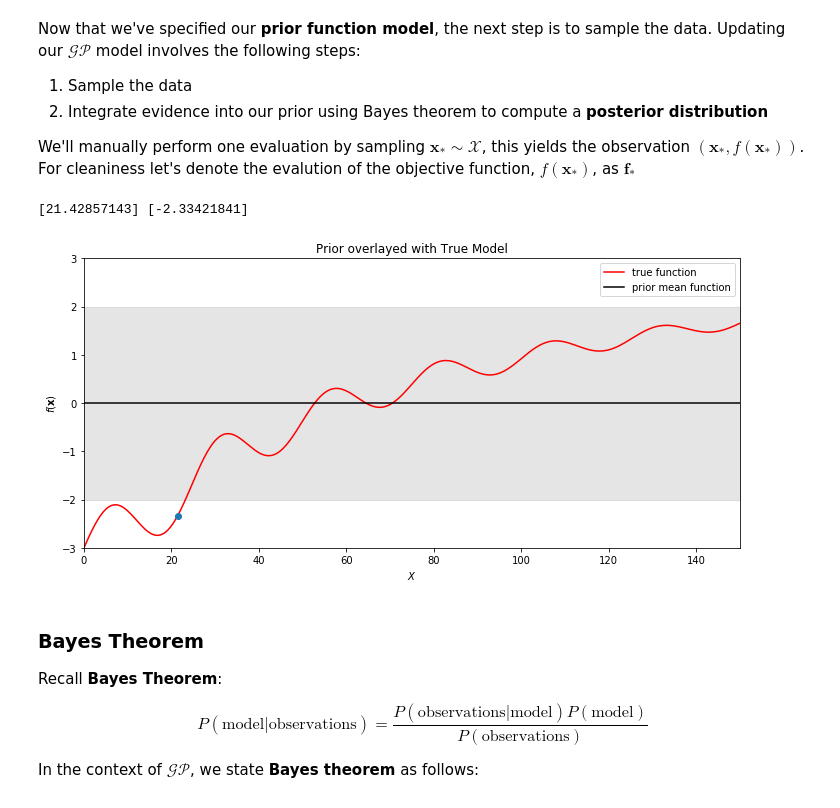
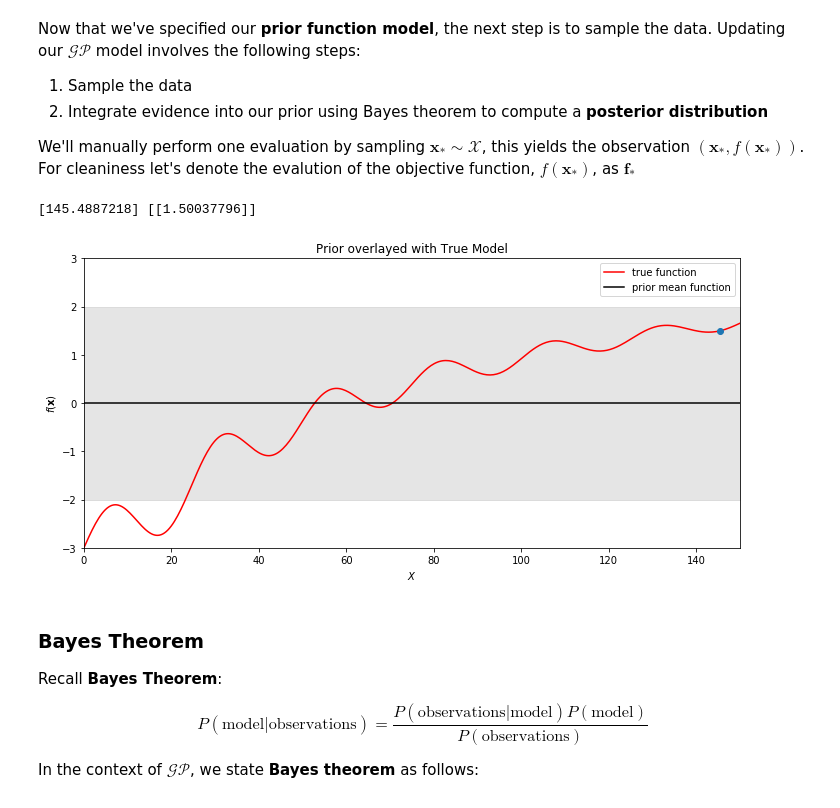
Before and after one commit to jerdra/statistical_models, a Jupyter notebook: notebooks/tutorials/gaussian_processes/gaussian_processes.ipynb, the cells around one changed output. Cells and saved outputs as stored; diff of their text form; code cells hidden in the pictures.

```diff
--- a/notebooks/tutorials/gaussian_processes/gaussian_processes.ipynb
+++ b/notebooks/tutorials/gaussian_processes/gaussian_processes.ipynb
@@ -153,7 +143,9 @@ def sq_exp_dist(X):
 m_x = np.zeros_like(x)
 
 #Compute the covariance function
-K = sq_exp_dist(x)
+dists = pdist(x,metric='sqeuclidean')
+K = squareform(dists)
+K = np.exp(-l*K)
 # %%
 #Make figure canvas
 fig = plt.figure(figsize=(10,5))
@@ -202,40 +194,39 @@ $(\mathbf{x_*},f(\mathbf{x_*}))$. For cleaniness let's denote the evalution of t
 samp_ind = np.random.randint(0,400)
 
 #Make a new array containing learned values
-samp_fx = np.zeros_like(m_x)
 samp_x = x[samp_ind]
-samp_fx[samp_ind] = true_func(samp_x)
-print(samp_x,samp_fx[samp_ind])
+samp_fx = true_func(samp_x).reshape((1,1))
+print(samp_x,samp_fx)
 # %% [output]
-[21.42857143] [-2.33421841]
+[145.4887218] [[1.50037796]]
 # %%
 #Make figure canvas
 fig = plt.figure(figsize=(10,5))
 ax = fig.add_subplot(111)
 
 #Visualize the true model
 ax.plot(x,y,'r', label='true function')
 
 #Visualize the GP prior with 95% confidence zone
 
 #Mean function
 ax.plot(x,m_x,'k',label='prior mean function')
-ax.plot(samp_x,samp_fx[samp_ind],'o')
+ax.plot(samp_x,samp_fx,'o')
 
 #95% confidence interval (Z distribution) using diagonal of prior covariance function
 plt.fill_between(x[:,0],m_x[:,0] - 2*K.diagonal(), m_x[:,0] + 2*K.diagonal(),color='grey', alpha=0.2)
 
 #Set figure properties
 ax.set_xlabel(r'$X$')
 ax.set_ylabel(r'$f(\mathbf{x})$')
 ax.set_title('Prior overlayed with True Model')
 ax.set_xlim(left=0,right=150)
 ax.set_ylim(bottom=-3,top=3)
 plt.tight_layout()
 plt.legend()
 plt.show()
 # %% [output]
-[figure, old version]
+[figure, new version]
 # %% [markdown]
 ### Bayes Theorem
 Recall **Bayes Theorem**:
```
Also changed, not shown: parts of 16 cells of this notebook.
